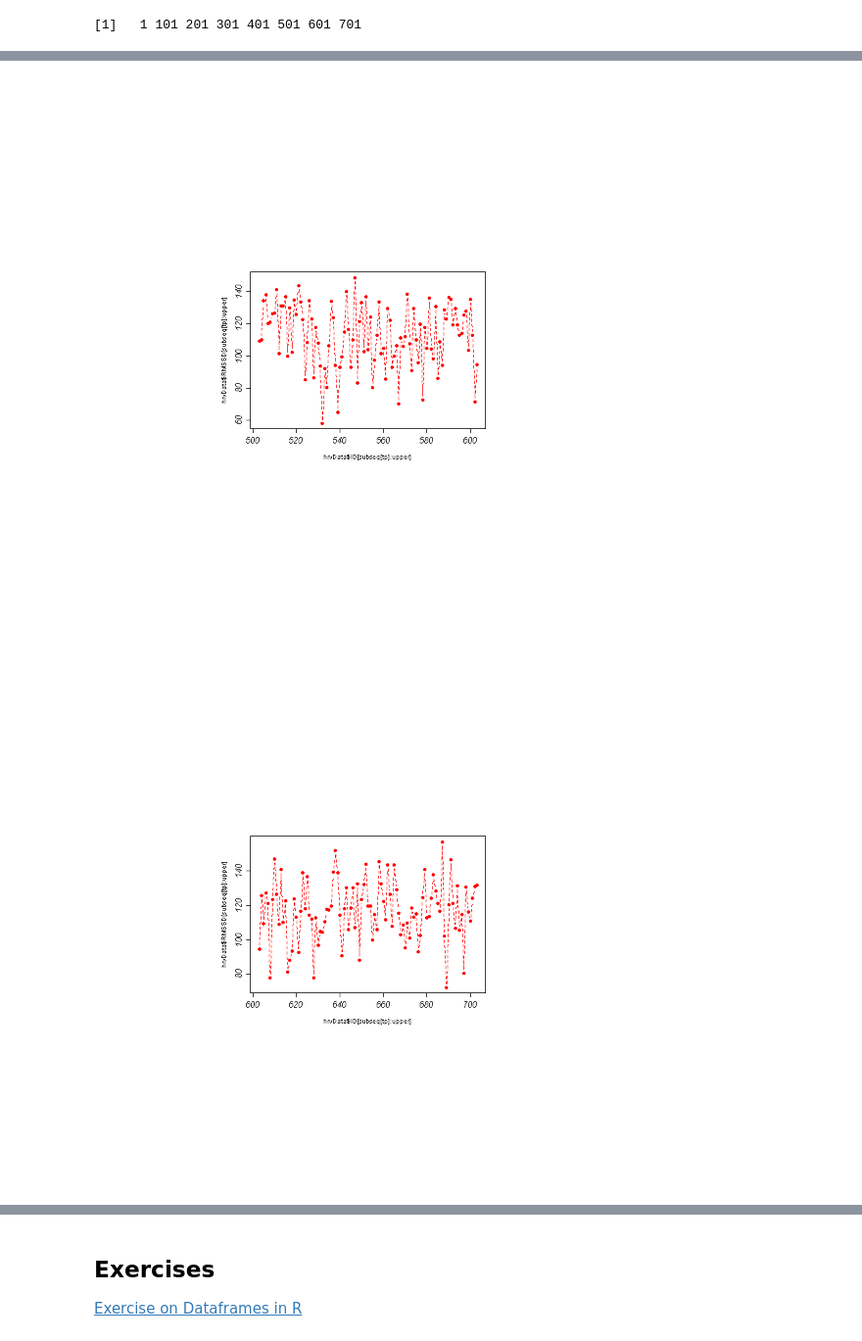
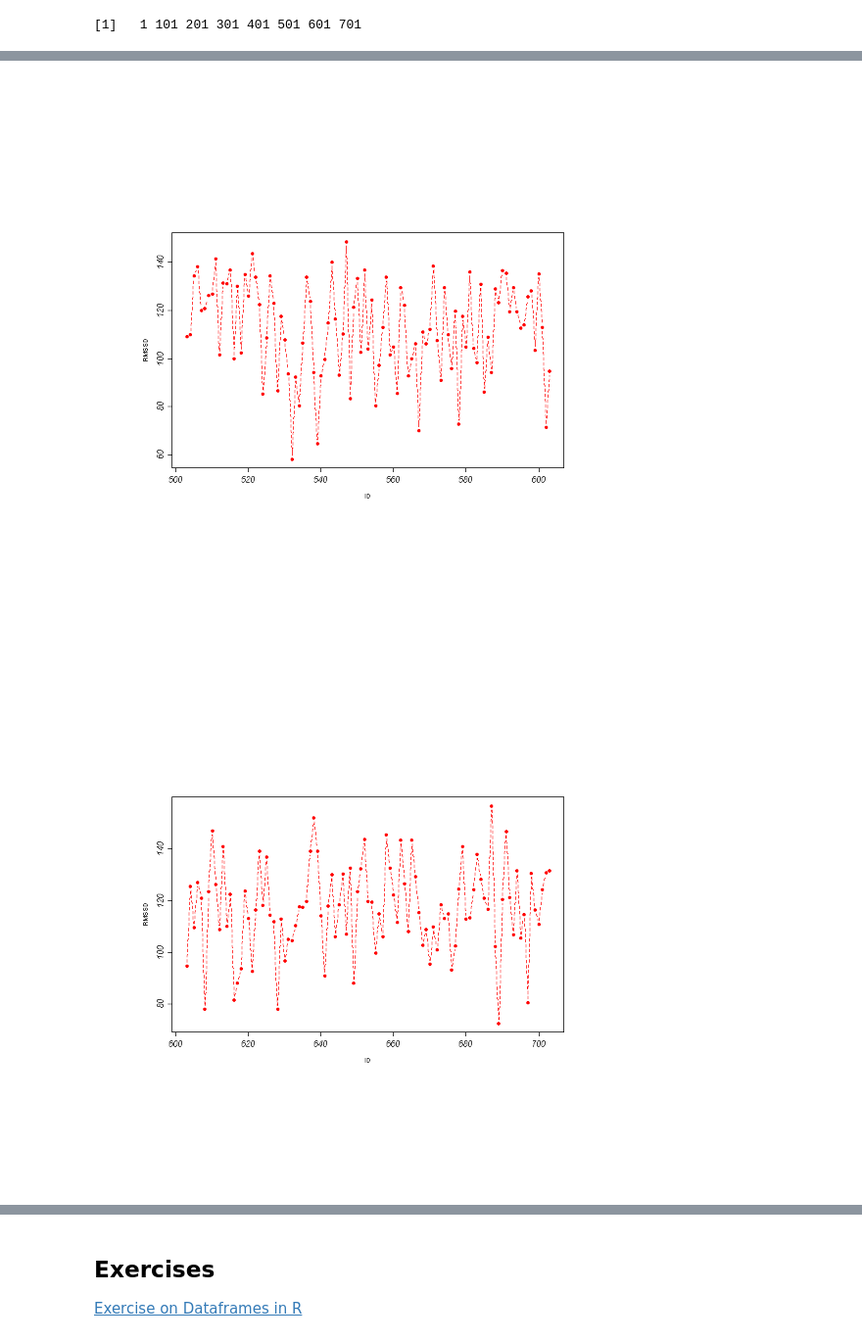
Before and after one commit to Mirza0602/Python, a Jupyter notebook: R/Lecture/02DataManagement/01OperationsOnDataframes.ipynb, the cells around one changed output, grey strips where cells are left out. Shown at 98% size. Drawn from its saved outputs; the diff is of its cells as text; code cells hidden in the pictures.

```diff
--- a/R/Lecture/02DataManagement/01OperationsOnDataframes.ipynb
+++ b/R/Lecture/02DataManagement/01OperationsOnDataframes.ipynb
@@ -312,7 +312,7 @@ sapply(hrvData,mode)
 ## Add/Remove data to/from dataframe
 ### Add rows
 # %%
-newEntry <- list(1,as.Date(c("18.03.17"),format="%d.%m.%y"),"06:10:05","0:09:05",43.4,142,123,61,1200,1520,1670,3894,2786,2.3,6906)
+(newEntry <- list(1,as.Date(c("18.03.17"),format="%d.%m.%y"),"06:10:05","0:09:05",43.4,142,123,61,1200,1520,1670,3894,2786,2.3,6906))
 sapply(newEntry,mode)
 length(newEntry)
 # %% [output]
@@ -607,14 +623,14 @@ opar <- par(no.readonly=TRUE)
 par(lwd=1, cex=0.5)
 par(cex.axis=1.25, font.axis=3)
 for (tp in 1:parts){
-    par(pin=c(3,2))
+    par(pin=c(5,3))
     if (tp < parts){
         upper <- subseq[tp+1]
     }
     else {
         upper <- dim(hrvData)[1]
     }
-    plot(hrvData$ID[subseq[tp]:upper],hrvData$RMSSD[subseq[tp]:upper],type="b",pch=19, lty=2, col="red")
+    plot(hrvData$ID[subseq[tp]:upper],hrvData$RMSSD[subseq[tp]:upper],xlab = "ID", ylab = "RMSSD",type="b",pch=19, lty=2, col="red")
 }
 #plot(hrvData$ID[1:100],hrvData$RMSSD[1:100],type="b",pch=19, lty=2, col="red")
 # %% [output]
@@ -626,2 +642,2 @@ for (tp in 1:parts){
-[figure, old version]
+[figure, new version]
-[figure, old version]
+[figure, new version]
```
Also changed, not shown: parts of 14 cells of this notebook, 5 other files.
